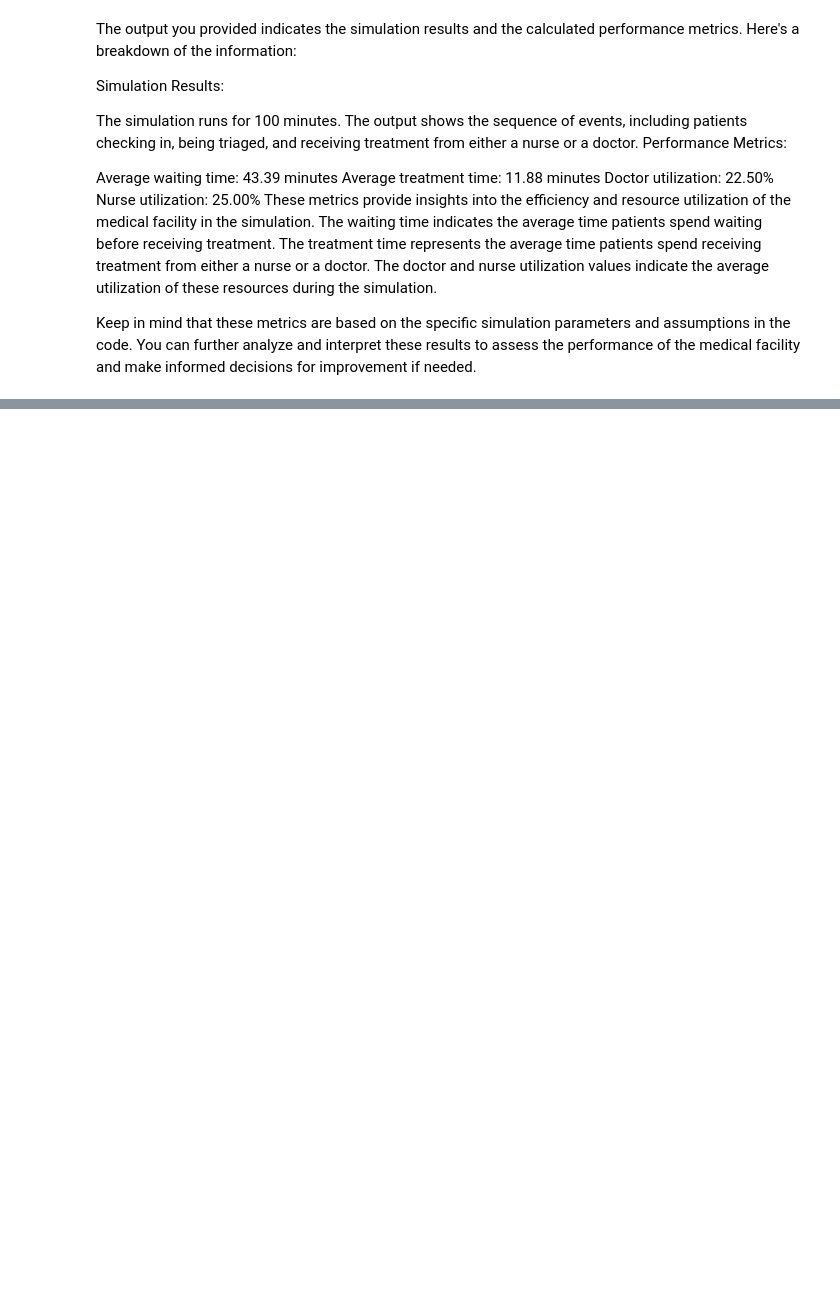
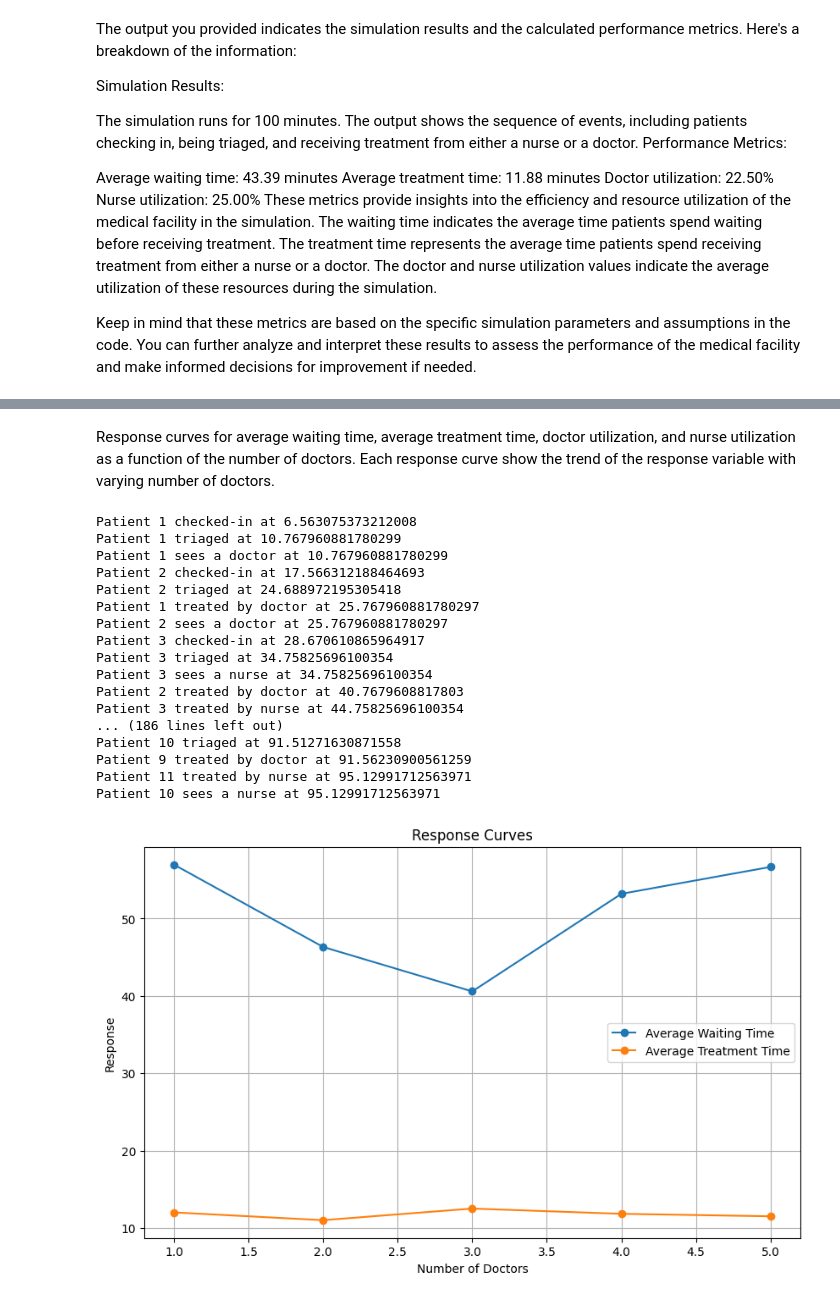
Before and after one commit to waheeb123/Data_604_homeworks, a Jupyter notebook: tringto_write_complete_simulation.ipynb, the cells around one changed output, grey strips where cells are left out. Drawn from its saved outputs; the diff is of its cells as text; code cells hidden in the pictures; blank space fills up the shorter version.

```diff
--- a/tringto_write_complete_simulation.ipynb
+++ b/tringto_write_complete_simulation.ipynb
@@ -319,0 +320,79 @@ Nurse utilization: 23.00%
+# %% [markdown]
+Response curves for average waiting time, average treatment time, doctor utilization, and nurse utilization as a function of the number of doctors. Each response curve show the trend of the response variable with varying number of doctors.
+# %%
+# Perform response surface analysis
+def perform_response_surface_analysis():
+    # Generate parameter combinations
+    parameter_combinations = generate_parameter_combinations()
+
+    # Data collection
+    avg_waiting_times = []
+    avg_treatment_times = []
+    doctor_utilizations = []
+    nurse_utilizations = []
+
+    # Run simulations for each parameter combination
+    for params in parameter_combinations:
+        # Reset data collection
+        global waiting_times, treatment_times, utilization_doctors, utilization_nurses
+        waiting_times = []
+        treatment_times = []
+        utilization_doctors = []
+        utilization_nurses = []
+
+        # Set up simulation
+        env = simpy.Environment()
+
+        # Run simulation
+        avg_waiting_time, avg_treatment_time, doctor_utilization, nurse_utilization = run_simulation(env, *params)
+
+        # Collect data
+        avg_waiting_times.append(avg_waiting_time)
+        avg_treatment_times.append(avg_treatment_time)
+        doctor_utilizations.append(doctor_utilization)
+        nurse_utilizations.append(nurse_utilization)
+
+    # Plot response curves
+    x_values = [p[0] for p in parameter_combinations]
+
+    plt.figure(figsize=(10, 6))
+    plt.plot(x_values, avg_waiting_times, marker='o', linestyle='-', label='Average Waiting Time')
+    plt.plot(x_values, avg_treatment_times, marker='o', linestyle='-', label='Average Treatment Time')
+    plt.xlabel('Number of Doctors')
+    plt.ylabel('Response')
+    plt.title('Response Curves')
+    plt.legend()
+    plt.grid(True)
+    plt.show()
+
+    plt.figure(figsize=(10, 6))
+    plt.plot(x_values, doctor_utilizations, marker='o', linestyle='-', label='Doctor Utilization')
+    plt.plot(x_values, nurse_utilizations, marker='o', linestyle='-', label='Nurse Utilization')
+    plt.xlabel('Number of Doctors')
+    plt.ylabel('Response')
+    plt.title('Response Curves')
+    plt.legend()
+    plt.grid(True)
+    plt.show()
+
+# Run the simulation
+perform_response_surface_analysis()
+# %% [output]
+Patient 1 checked-in at 6.563075373212008
+Patient 1 triaged at 10.767960881780299
+Patient 1 sees a doctor at 10.767960881780299
+Patient 2 checked-in at 17.566312188464693
+Patient 2 triaged at 24.688972195305418
+Patient 1 treated by doctor at 25.767960881780297
+Patient 2 sees a doctor at 25.767960881780297
+Patient 3 checked-in at 28.670610865964917
+Patient 3 triaged at 34.75825696100354
+Patient 3 sees a nurse at 34.75825696100354
+Patient 2 treated by doctor at 40.7679608817803
+Patient 3 treated by nurse at 44.75825696100354
+... (186 lines left out)
+Patient 10 triaged at 91.51271630871558
+Patient 9 treated by doctor at 91.56230900561259
+Patient 11 treated by nurse at 95.12991712563971
+Patient 10 sees a nurse at 95.12991712563971
+[figure, added]
```
Also changed, not shown: parts of 5 cells of this notebook.
